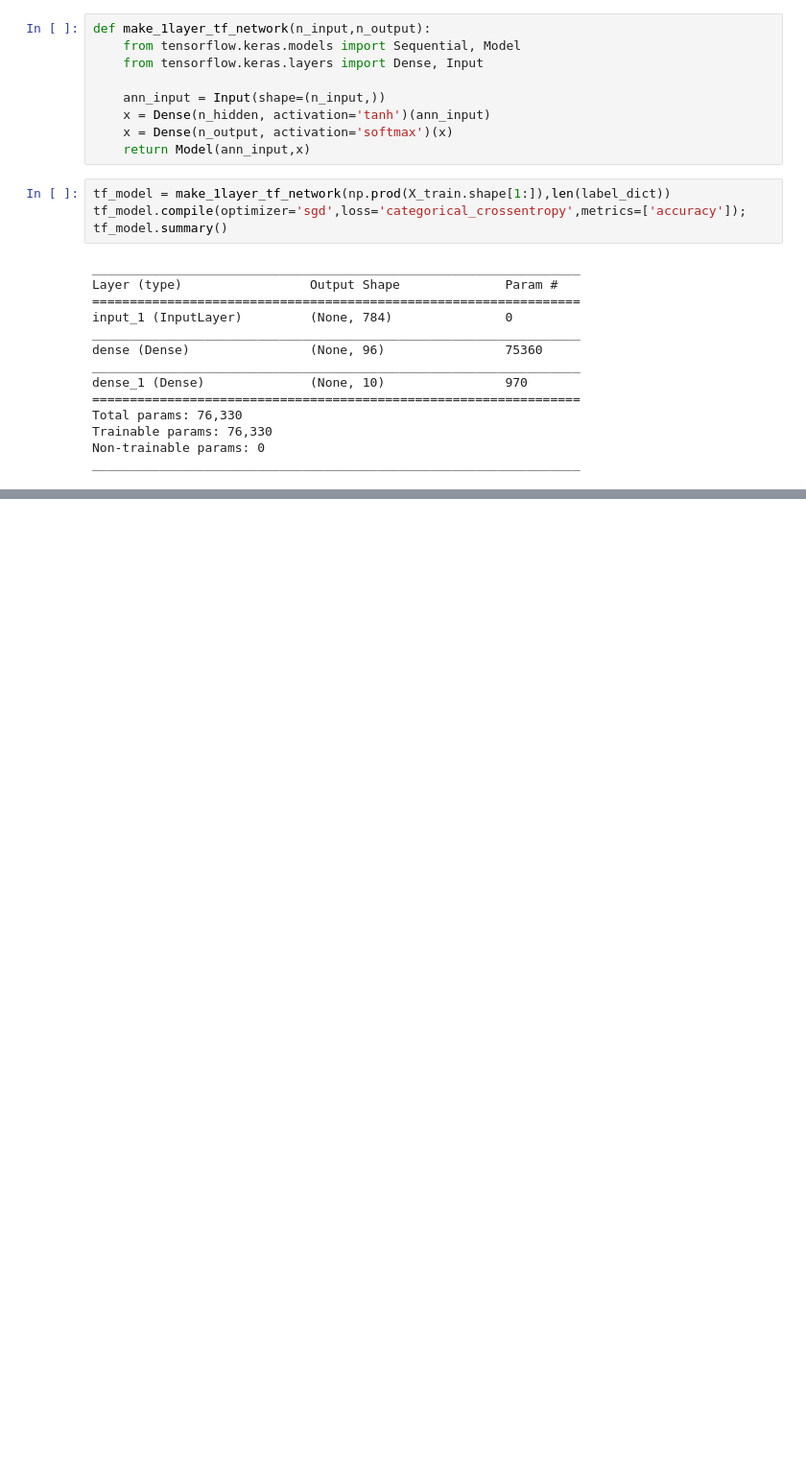
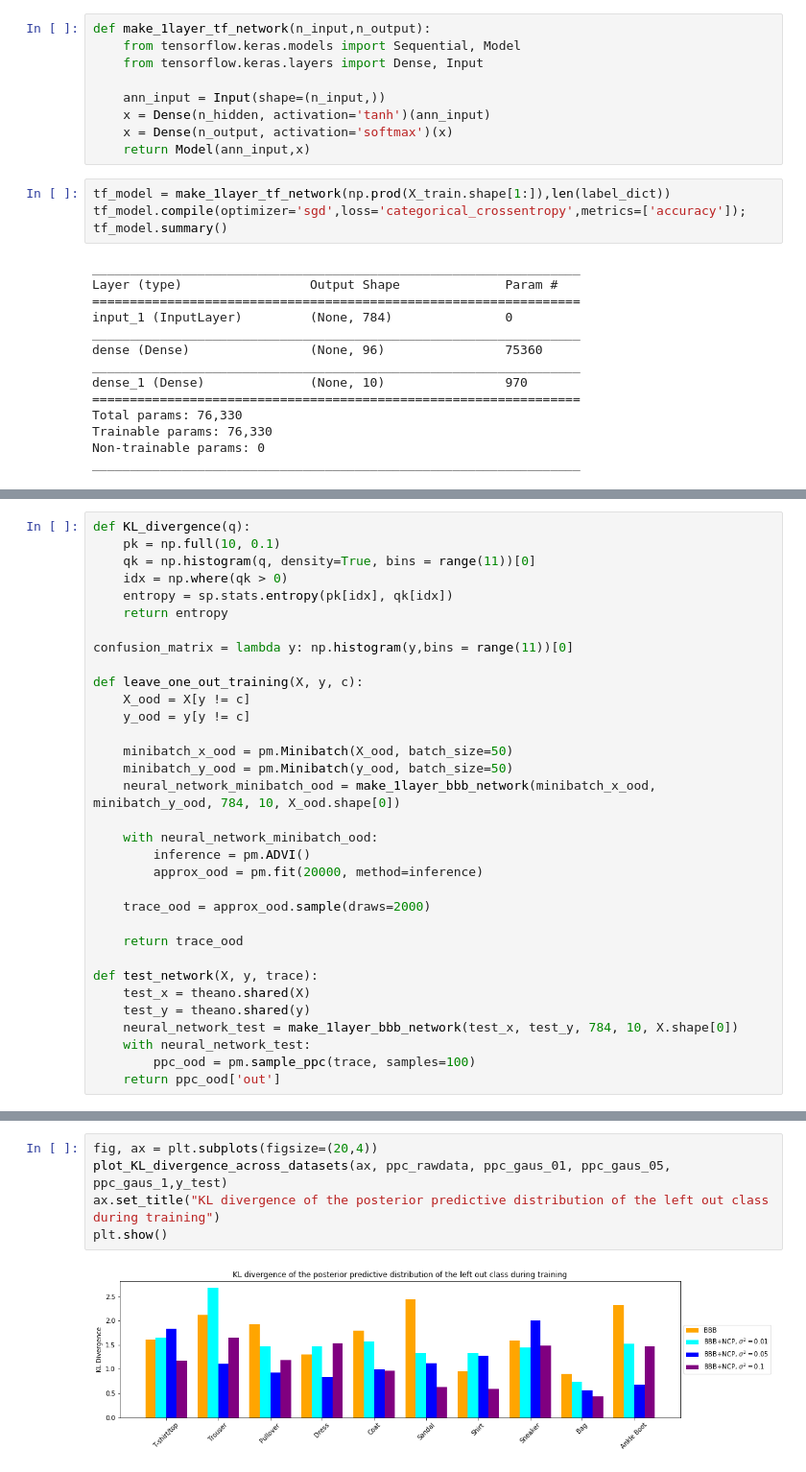
Before and after one commit to chongguo/ADVI-pymc3-Fashion-MNIST, a Jupyter notebook: BBB_tutorial.ipynb, the cells around one changed output, grey strips where cells are left out. Shown at 96% size. Cells and saved outputs as stored; diff of their text form; blank space fills up the shorter version.

```diff
--- a/BBB_tutorial.ipynb
+++ b/BBB_tutorial.ipynb
@@ -870,0 +957,33 @@ Extending BBB Using Noise Contrastive Priors (NCP)
+# %%
+def KL_divergence(q):
+    pk = np.full(10, 0.1)
+    qk = np.histogram(q, density=True, bins = range(11))[0]
+    idx = np.where(qk > 0)
+    entropy = sp.stats.entropy(pk[idx], qk[idx])
+    return entropy
+
+confusion_matrix = lambda y: np.histogram(y,bins = range(11))[0]
+
+def leave_one_out_training(X, y, c):
+    X_ood = X[y != c]
+    y_ood = y[y != c]
+
+    minibatch_x_ood = pm.Minibatch(X_ood, batch_size=50)
+    minibatch_y_ood = pm.Minibatch(y_ood, batch_size=50)
+    neural_network_minibatch_ood = make_1layer_bbb_network(minibatch_x_ood, minibatch_y_ood, 784, 10, X_ood.shape[0])
+
+    with neural_network_minibatch_ood:
+        inference = pm.ADVI()
+        approx_ood = pm.fit(20000, method=inference)
+
+    trace_ood = approx_ood.sample(draws=2000)
+
+    return trace_ood
+
+def test_network(X, y, trace):
+    test_x = theano.shared(X)
+    test_y = theano.shared(y)
+    neural_network_test = make_1layer_bbb_network(test_x, test_y, 784, 10, X.shape[0])
+    with neural_network_test:
+        ppc_ood = pm.sample_ppc(trace, samples=100)
+    return ppc_ood['out']
@@ -870,0 +1269,7 @@ Extending BBB Using Noise Contrastive Priors (NCP)
+# %%
+fig, ax = plt.subplots(figsize=(20,4))
+plot_KL_divergence_across_datasets(ax, ppc_rawdata, ppc_gaus_01, ppc_gaus_05, ppc_gaus_1,y_test)
+ax.set_title("KL divergence of the posterior predictive distribution of the left out class during training")
+plt.show()
+# %% [output]
+[figure, added]
```
Also changed, not shown: parts of 36 cells of this notebook.
